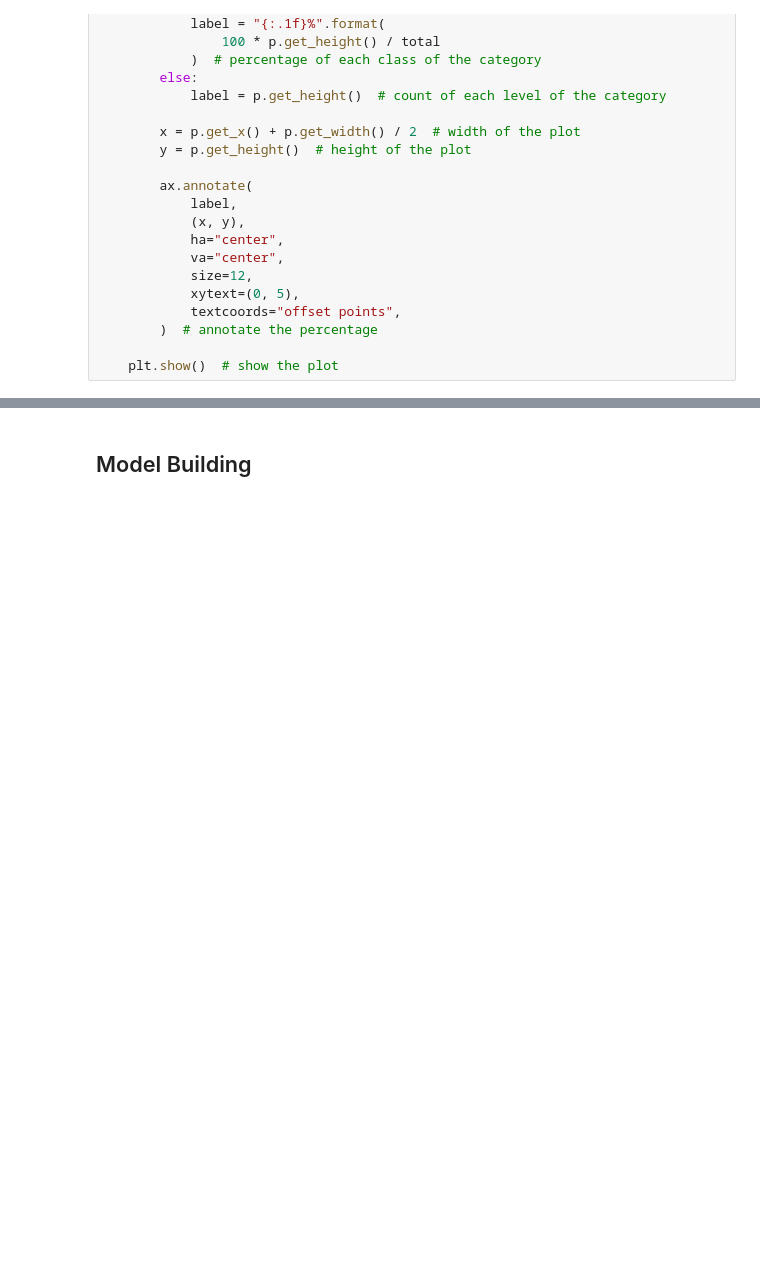
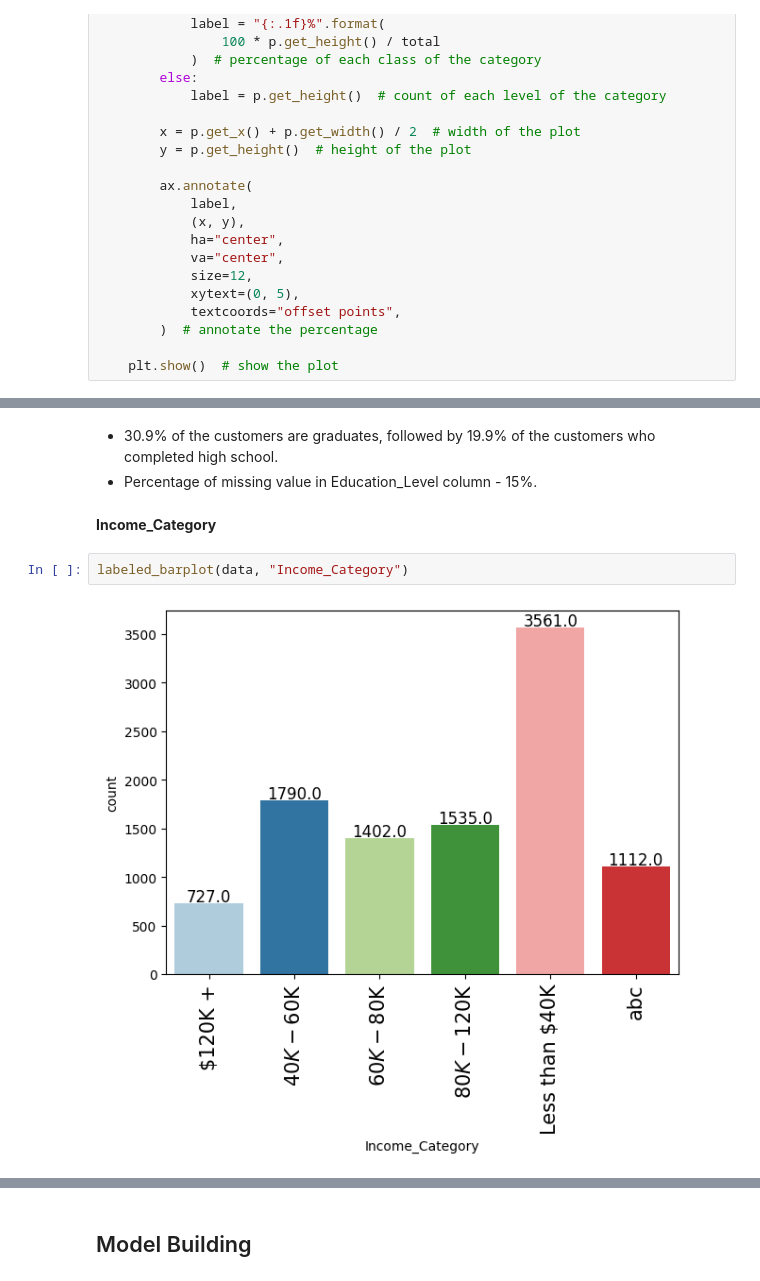
Before and after one commit to rahulcode2023/ai-ml-data-science-projects, a Jupyter notebook: projects/credit-card-churn-prediction/Rahul_AML_Credit_Card_Users_Churn_Prediction.ipynb, the cells around one changed output, grey strips where cells are left out. Saved outputs shown, nothing was run; the diff lists cells and outputs as text; blank space fills up the shorter version.

```diff
--- a/projects/credit-card-churn-prediction/Rahul_AML_Credit_Card_Users_Churn_Prediction.ipynb
+++ b/projects/credit-card-churn-prediction/Rahul_AML_Credit_Card_Users_Churn_Prediction.ipynb
@@ -303,0 +518,9 @@ def distribution_plot_wrt_target(data, predictor, target):
+# %% [markdown]
+* 30.9% of the customers are graduates, followed by 19.9% of the customers who completed high school.
+* Percentage of missing value in Education_Level column - 15%.
+# %% [markdown]
+**Income_Category**
+# %%
+labeled_barplot(data, "Income_Category")
+# %% [output]
+[figure, added]
```
Also changed, not shown: parts of 276 cells of this notebook, 12 other files.
